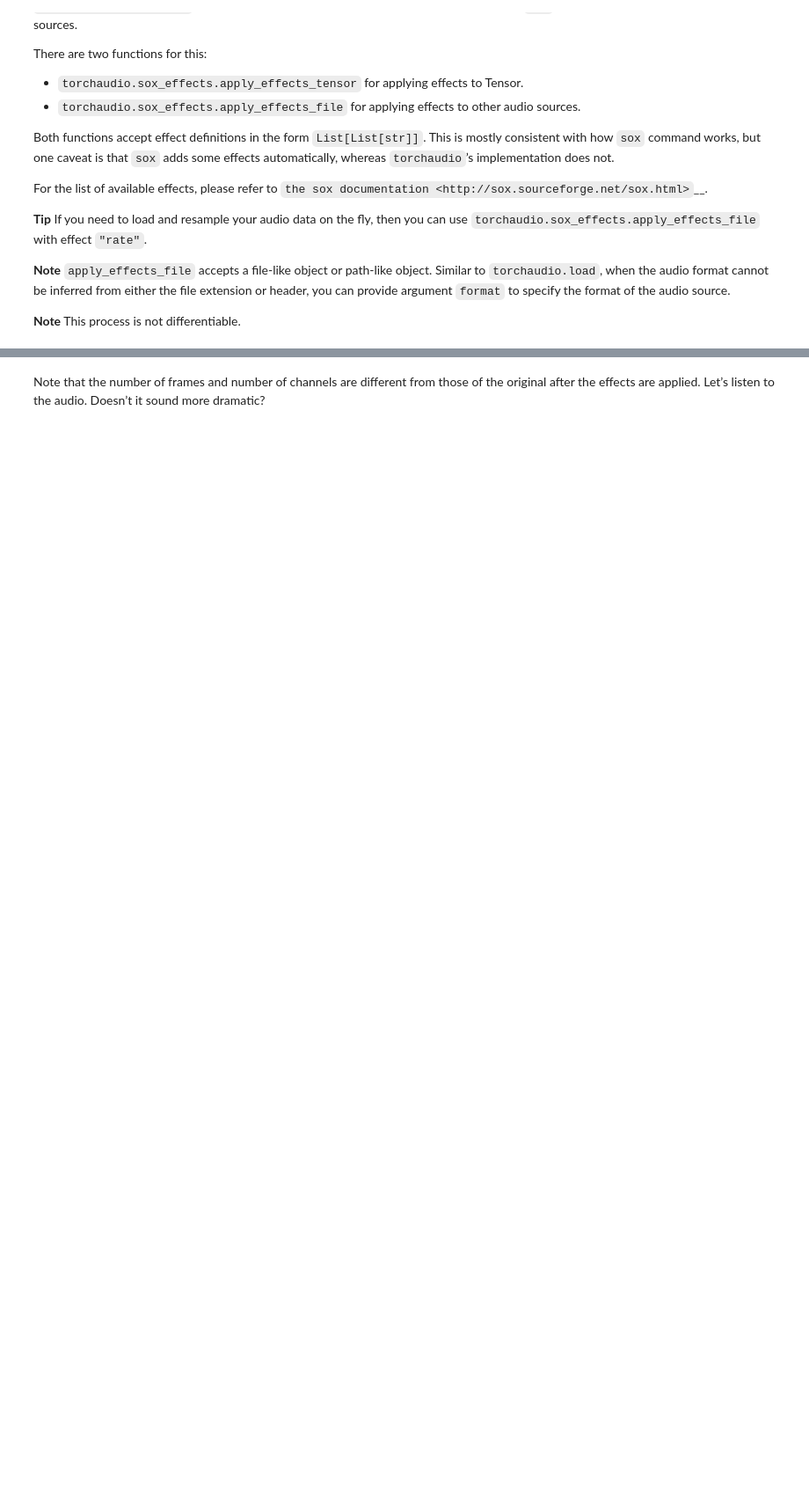
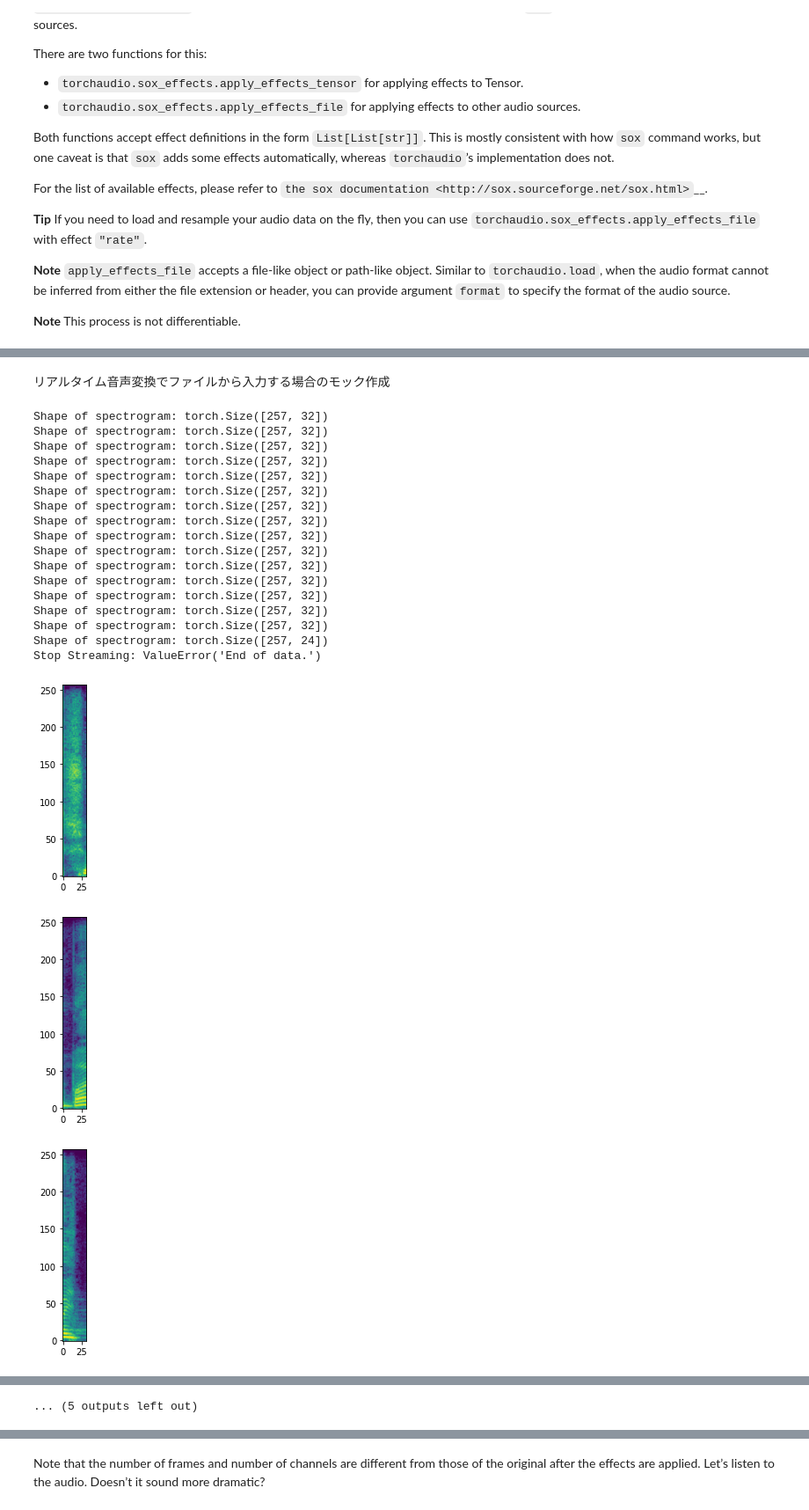
Before and after one commit to stealthinu/MMVC_Trainer, a Jupyter notebook: notebook/audio_data_augmentation_test.ipynb, the cells around one changed output, grey strips where cells are left out. Shown at 88% size. Drawn from its saved outputs; the diff is of its cells as text; code cells hidden in the pictures; blank space fills up the shorter version.

```diff
--- a/notebook/audio_data_augmentation_test.ipynb
+++ b/notebook/audio_data_augmentation_test.ipynb
@@ -275,0 +514,56 @@ random.uniform(-10, 10)
+# %% [markdown]
+リアルタイム音声変換でファイルから入力する場合のモック作成
+# %%
+class MockStream:
+    def __init__(self, input_filename, output_filename):
+        self.fr = open(input_filename, 'rb')
+        self.fw = open(output_filename, 'wb')
+
+    def read(self, length, exception_on_overflow=False):
+        wav = self.fr.read(length)
+        if len(wav) <= 0:
+            raise ValueError("End of data.")
+        return wav
+
+    def write(self, wav):
+        self.fw.write(wav)
+
+test_stream = MockStream("testinput.wav", "testoutput.wav")
+# %%
+try:
+    for i in range(100):
+        wav = test_stream.read(8192)
+        test_stream.write(wav)
+
+        signal = np.frombuffer(wav, dtype='int16')
+        wav_torch = torch.FloatTensor(signal.astype(np.float32))
+        audio = get_normalized_audio(wav_torch, max_wav_value)
+        spec = spectrogram_torch(audio, 512, sampling_rate, 128, 512, center=False)
+        spec = torch.squeeze(spec, 0)
+
+        print("Shape of spectrogram: {}".format(spec.size()))
+        plt.figure()
+        p = plt.imshow(spec.log2().numpy(), origin='lower')
+except Exception as e:
+    print("Stop Streaming: " +  repr(e))
+# %% [output]
+Shape of spectrogram: torch.Size([257, 32])
+Shape of spectrogram: torch.Size([257, 32])
+Shape of spectrogram: torch.Size([257, 32])
+Shape of spectrogram: torch.Size([257, 32])
+Shape of spectrogram: torch.Size([257, 32])
+Shape of spectrogram: torch.Size([257, 32])
+Shape of spectrogram: torch.Size([257, 32])
+Shape of spectrogram: torch.Size([257, 32])
+Shape of spectrogram: torch.Size([257, 32])
+Shape of spectrogram: torch.Size([257, 32])
+Shape of spectrogram: torch.Size([257, 32])
+Shape of spectrogram: torch.Size([257, 32])
+Shape of spectrogram: torch.Size([257, 32])
+Shape of spectrogram: torch.Size([257, 32])
+Shape of spectrogram: torch.Size([257, 32])
+Shape of spectrogram: torch.Size([257, 24])
+Stop Streaming: ValueError('End of data.')
+[figure, added]
+[figure, added]
+[figure, added]
@@ -275,0 +578 @@ random.uniform(-10, 10)
+... (5 outputs left out)
```
Also changed, not shown: parts of 15 cells of this notebook, 2 other files.
